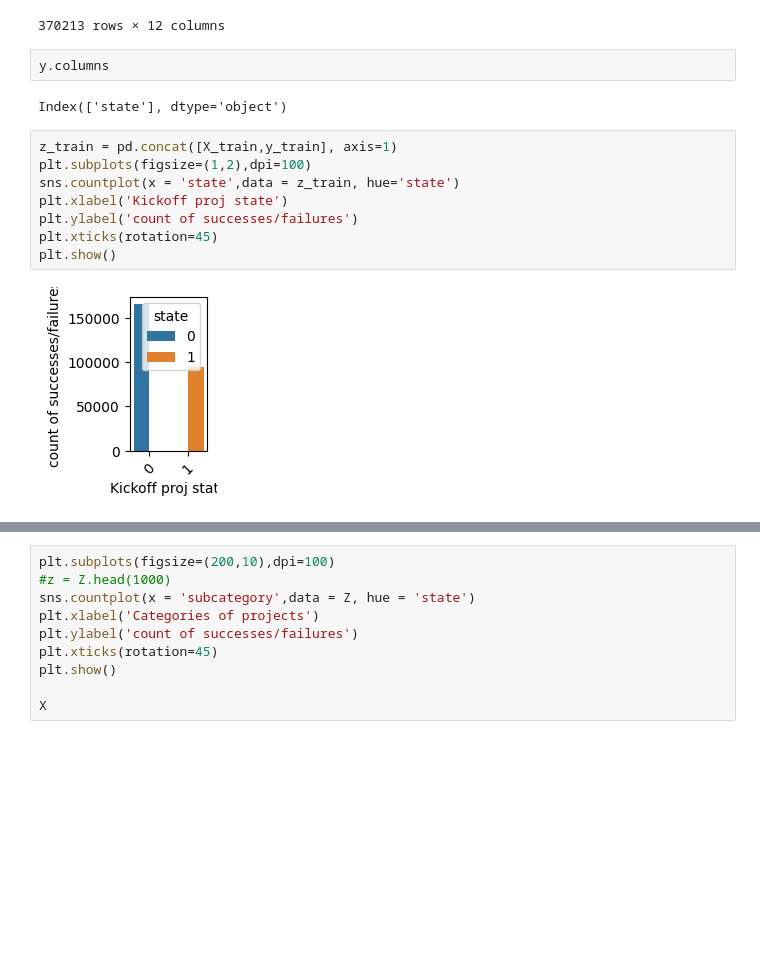
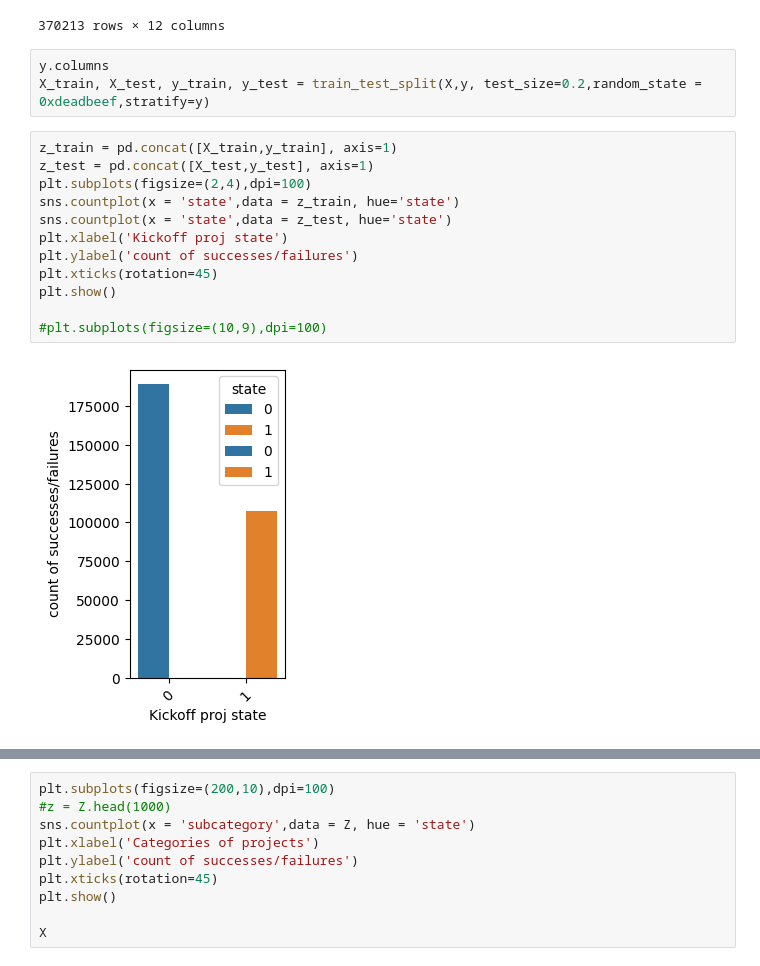
Before and after one commit to EmnaZayaniEsprit/ds-ml-project-template, a Jupyter notebook: EDA-and-modeling.ipynb, the cells around one changed output, grey strips where cells are left out. Cells and saved outputs as stored; diff of their text form; blank space fills up the shorter version.

```diff
--- a/EDA-and-modeling.ipynb
+++ b/EDA-and-modeling.ipynb
@@ -222,20 +177,23 @@ Index: []
 | 374731 | Comics | Comic Books | United Kingdom | 2018-01-01 00:54:41 | 136 | 78 | 6 | 2018 | 1 | 2018 | ... |
 | 374823 | Games | Tabletop Games | Canada | 2018-01-02 03:05:10 | 3994 | 0 | 0 | 2018 | 2 | 2018 | ... |
 370213 rows × 12 columns
-# %%
-y.columns
-# %% [output]
-Index(['state'], dtype='object')
+# %%
+y.columns
+X_train, X_test, y_train, y_test = train_test_split(X,y, test_size=0.2,random_state = 0xdeadbeef,stratify=y)
 # %%
 z_train = pd.concat([X_train,y_train], axis=1)
-plt.subplots(figsize=(1,2),dpi=100)
+z_test = pd.concat([X_test,y_test], axis=1)
+plt.subplots(figsize=(2,4),dpi=100)
 sns.countplot(x = 'state',data = z_train, hue='state')
+sns.countplot(x = 'state',data = z_test, hue='state')
 plt.xlabel('Kickoff proj state')
 plt.ylabel('count of successes/failures')
 plt.xticks(rotation=45)
 plt.show()
+
+#plt.subplots(figsize=(10,9),dpi=100)
 # %% [output]
-[figure, old version]
+[figure, new version]
 # %%
 fig, axes = plt.subplots(1,2, figsize=(10, 4))
 fig.suptitle("Representation of target variable: Train (left) vs. Test (right) data set")
```
Also changed, not shown: parts of 21 cells of this notebook.
